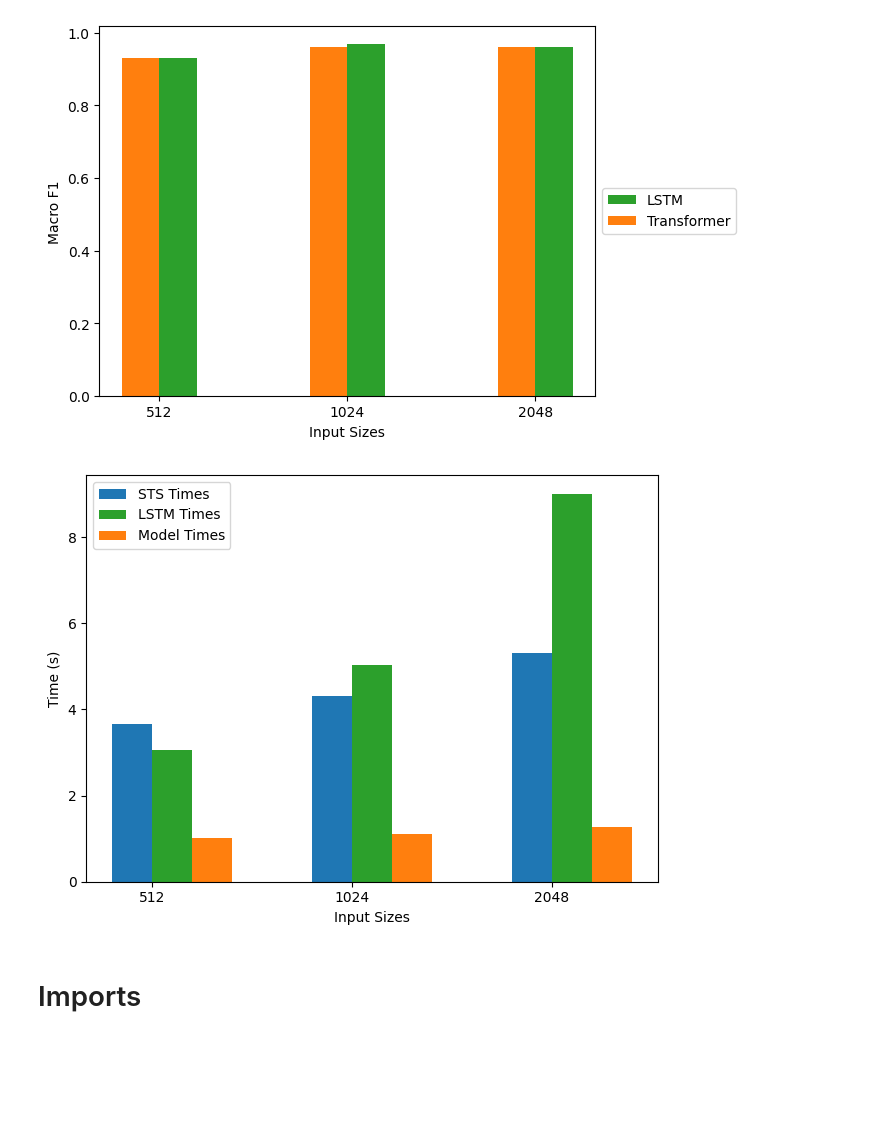
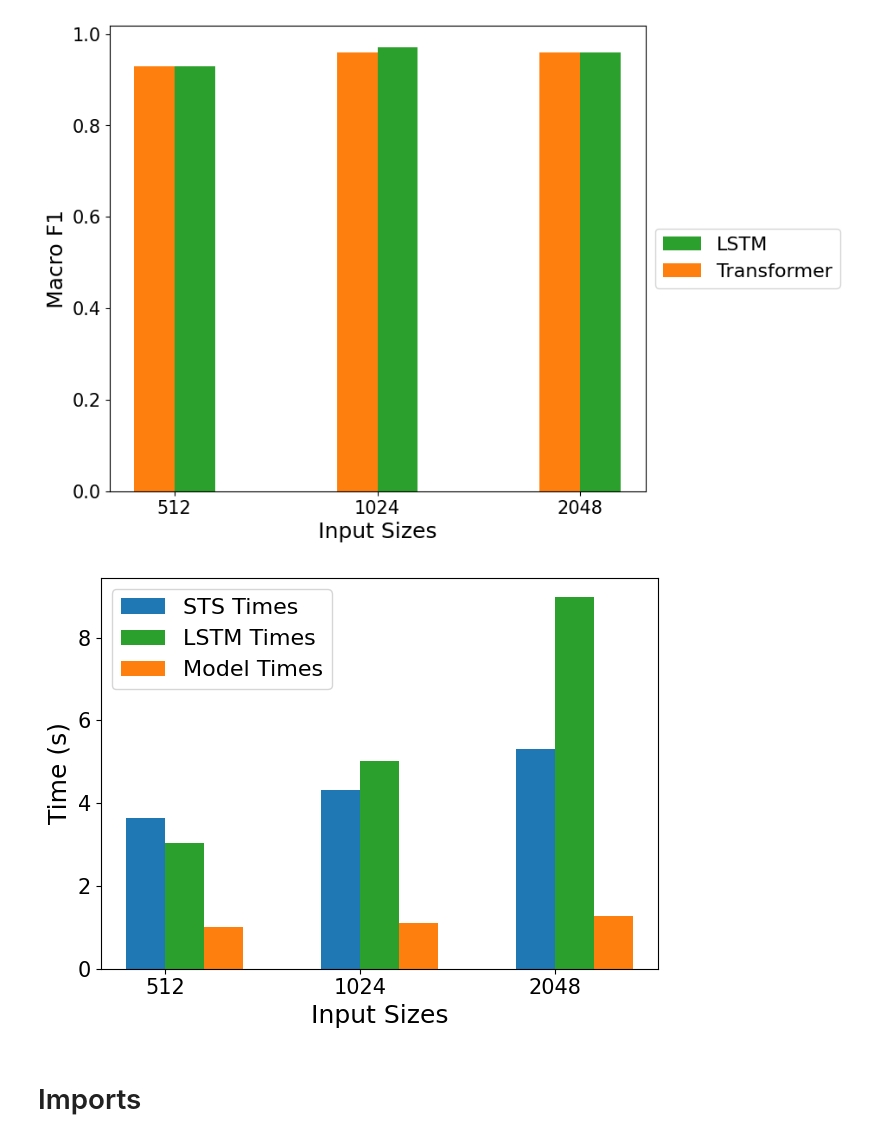
Before and after one commit to bloodpool7/RandomTransformer, a Jupyter notebook: Transformer/model_testing.ipynb, the cells around one changed output. Saved outputs shown, nothing was run; the diff lists cells and outputs as text; code cells hidden in the pictures; blank space fills up the shorter version.

```diff
--- a/Transformer/model_testing.ipynb
+++ b/Transformer/model_testing.ipynb
@@ -1,31 +1,34 @@
 # %%
 import matplotlib.pyplot as plt
 
 # Input data
 input_sizes = [512, 1024, 2048]
 model_times = [0.93, 0.96, 0.96]  # Model times
 rnn_times = [0.93, 0.97, 0.96]  # RNN times
 
 # Width of each bar
 bar_width = 0.2
 
 # Positions of bars on x-axis
 index = range(len(input_sizes))
 
+plt.figure(figsize=(8, 7))
+
 # Plotting the bars
 plt.bar([i + bar_width for i in index], rnn_times, bar_width, label='LSTM', color='tab:green')
 plt.bar(index, model_times, bar_width, label='Transformer', color='tab:orange')
+plt.tick_params(axis='both', which='major', labelsize=15)
 
 # Adding labels
-plt.xlabel('Input Sizes')
-plt.ylabel('Macro F1')
+plt.xlabel('Input Sizes', fontsize = 18)
+plt.ylabel('Macro F1', fontsize = 18)
 plt.xticks([i + bar_width/2 for i in index], input_sizes)
-plt.legend(loc='center left', bbox_to_anchor=(1, 0.5))
+plt.legend(loc='center left', bbox_to_anchor=(1, 0.5), fontsize = 16)
 
 # Display the plot
 plt.show()
 # %% [output]
-[figure, old version]
+[figure, new version]
 # %%
 import matplotlib.pyplot as plt
 
@@ -45,18 +48,19 @@ index = range(len(input_sizes))
 plt.bar(index, sts_times, bar_width, label='STS Times', color='tab:blue')
 plt.bar([i + bar_width for i in index], rnn_times, bar_width, label='LSTM Times', color='tab:green')
 plt.bar([i + 2*bar_width for i in index], model_times, bar_width, label='Model Times', color='tab:orange')
+plt.tick_params(axis='both', which='major', labelsize=15)
 
 # Adding labels
-plt.xlabel('Input Sizes')
-plt.ylabel('Time (s)')
+plt.xlabel('Input Sizes', fontsize = 18)
+plt.ylabel('Time (s)', fontsize = 18)
 plt.xticks([i + bar_width/2 for i in index], input_sizes)
-plt.legend()
+plt.legend(fontsize = 16)
 
 # Display the plot
 plt.tight_layout()
 plt.show()
 # %% [output]
-[figure, old version]
+[figure, new version]
 # %% [markdown]
 # Imports
 # %%
```
Also changed, not shown: parts of 3 cells of this notebook, 2 other files.
